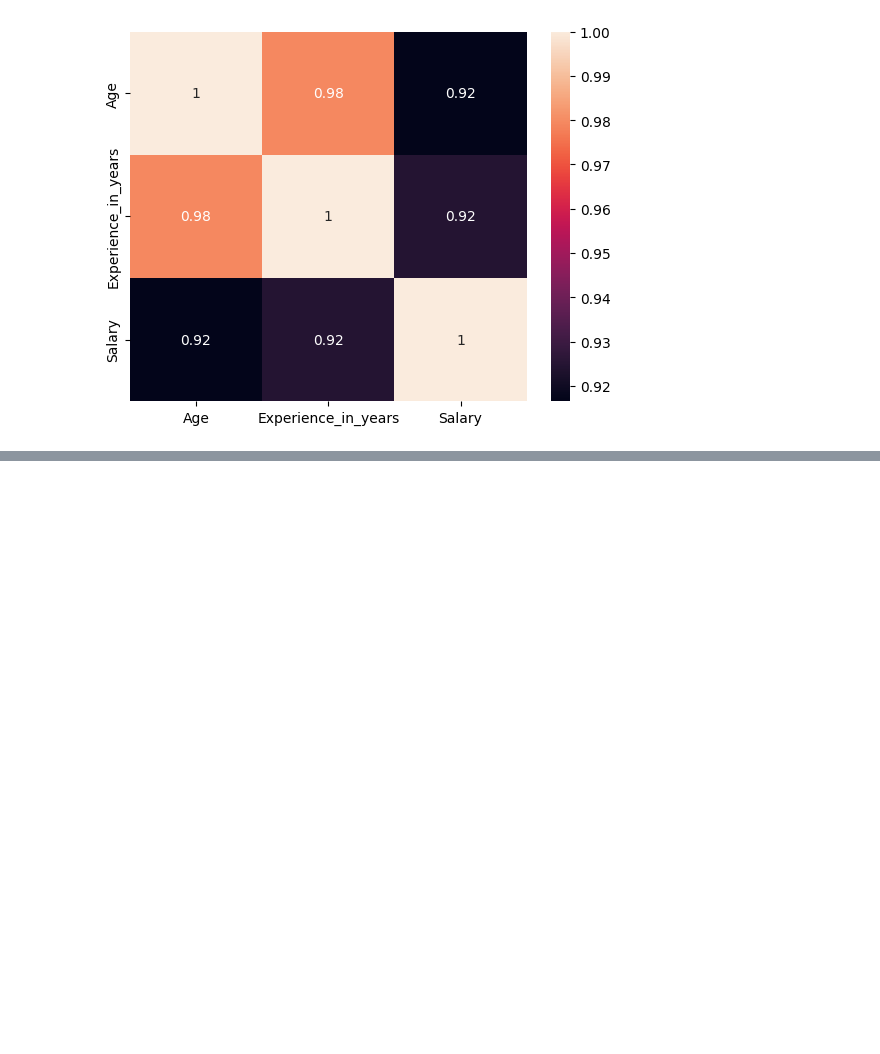
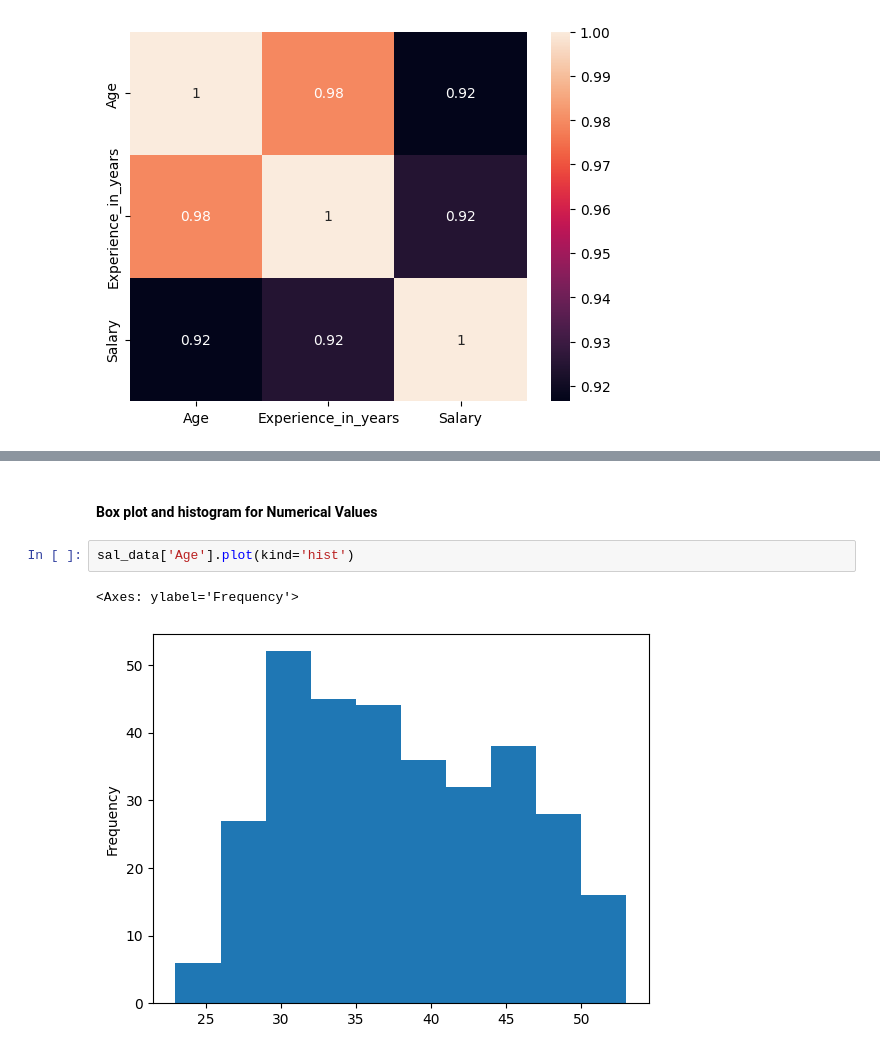
Before and after one commit to gowtham1035/Salary_prediction, a Jupyter notebook: salary_predictor.ipynb, the cells around one changed output, grey strips where cells are left out. Cells and saved outputs as stored; diff of their text form; blank space fills up the shorter version.

```diff
--- a/salary_predictor.ipynb
+++ b/salary_predictor.ipynb
@@ -134,0 +170,7 @@ sns.heatmap(corr,annot = True)
+# %% [markdown]
+#### Box plot and histogram for Numerical Values
+# %%
+sal_data['Age'].plot(kind='hist')
+# %% [output]
+<Axes: ylabel='Frequency'>
+[figure, added]
```
Also changed, not shown: parts of 43 cells of this notebook.
